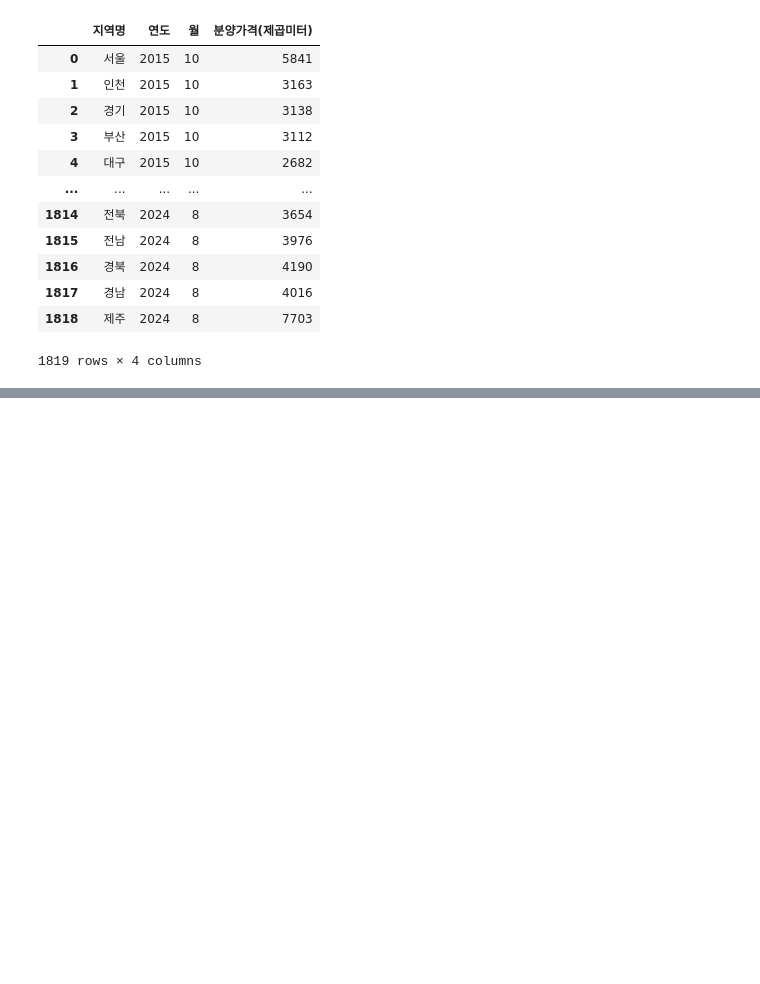
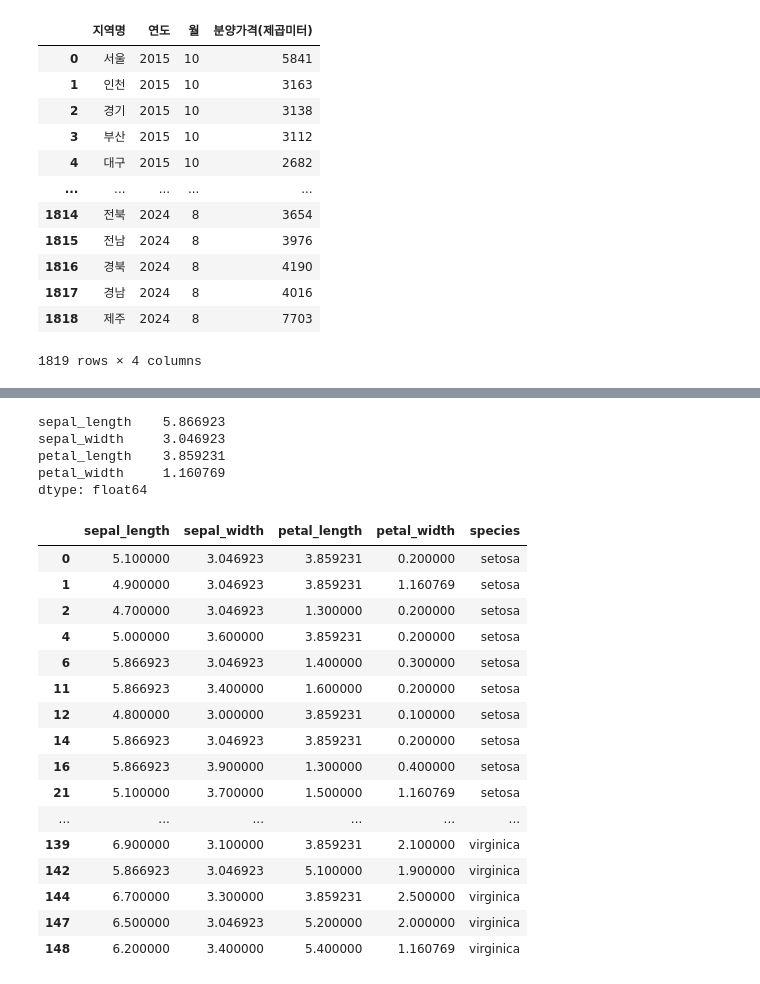
Before and after one commit to Harutoshi87/KI, a Jupyter notebook: source/01_python/ch11_데이터 프레임과 시리즈(Pandas)_9절~13절.ipynb, the cells around one changed output, grey strips where cells are left out. Drawn from its saved outputs; the diff is of its cells as text; code cells hidden in the pictures; blank space fills up the shorter version.

```diff
--- a/source/01_python/ch11_데이터 프레임과 시리즈(Pandas)_9절~13절.ipynb
+++ b/source/01_python/ch11_데이터 프레임과 시리즈(Pandas)_9절~13절.ipynb
@@ -694,0 +1026,5 @@ final_version
+# %%
+na_index = iris[iris['sepal_length'].isna() |
+           iris['sepal_width'].isna() |
+           iris['petal_length'].isna() |
+           iris['petal_width'].isna()].index # 결측치가 있는 행 이름을 변수에 할당 -> 결측치 확인 목적
@@ -694,0 +1043,29 @@ final_version
+# %%
+iris.iloc[:,:-1].mean(axis=0) # 열 평균
+# %% [output]
+sepal_length    5.866923
+sepal_width     3.046923
+petal_length    3.859231
+petal_width     1.160769
+dtype: float64
+# %%
+iris.fillna(value=iris.iloc[:,:-1].mean(axis=0), inplace=True)
+iris.loc[na_index] # 결측치가 있었던 데이터
+# %% [output]
+|  | sepal_length | sepal_width | petal_length | petal_width | species |
+| 0 | 5.100000 | 3.046923 | 3.859231 | 0.200000 | setosa |
+| 1 | 4.900000 | 3.046923 | 3.859231 | 1.160769 | setosa |
+| 2 | 4.700000 | 3.046923 | 1.300000 | 0.200000 | setosa |
+| 4 | 5.000000 | 3.600000 | 3.859231 | 0.200000 | setosa |
+| 6 | 5.866923 | 3.046923 | 1.400000 | 0.300000 | setosa |
+| 11 | 5.866923 | 3.400000 | 1.600000 | 0.200000 | setosa |
+| 12 | 4.800000 | 3.000000 | 3.859231 | 0.100000 | setosa |
+| 14 | 5.866923 | 3.046923 | 3.859231 | 0.200000 | setosa |
+| 16 | 5.866923 | 3.900000 | 1.300000 | 0.400000 | setosa |
+| 21 | 5.100000 | 3.700000 | 1.500000 | 1.160769 | setosa |
+| ... | ... | ... | ... | ... | ... |
+| 139 | 6.900000 | 3.100000 | 3.859231 | 2.100000 | virginica |
+| 142 | 5.866923 | 3.046923 | 5.100000 | 1.900000 | virginica |
+| 144 | 6.700000 | 3.300000 | 3.859231 | 2.500000 | virginica |
+| 147 | 6.500000 | 3.046923 | 5.200000 | 2.000000 | virginica |
+| 148 | 6.200000 | 3.400000 | 5.400000 | 1.160769 | virginica |
```
Also changed, not shown: parts of 89 cells of this notebook, 5 other files.
